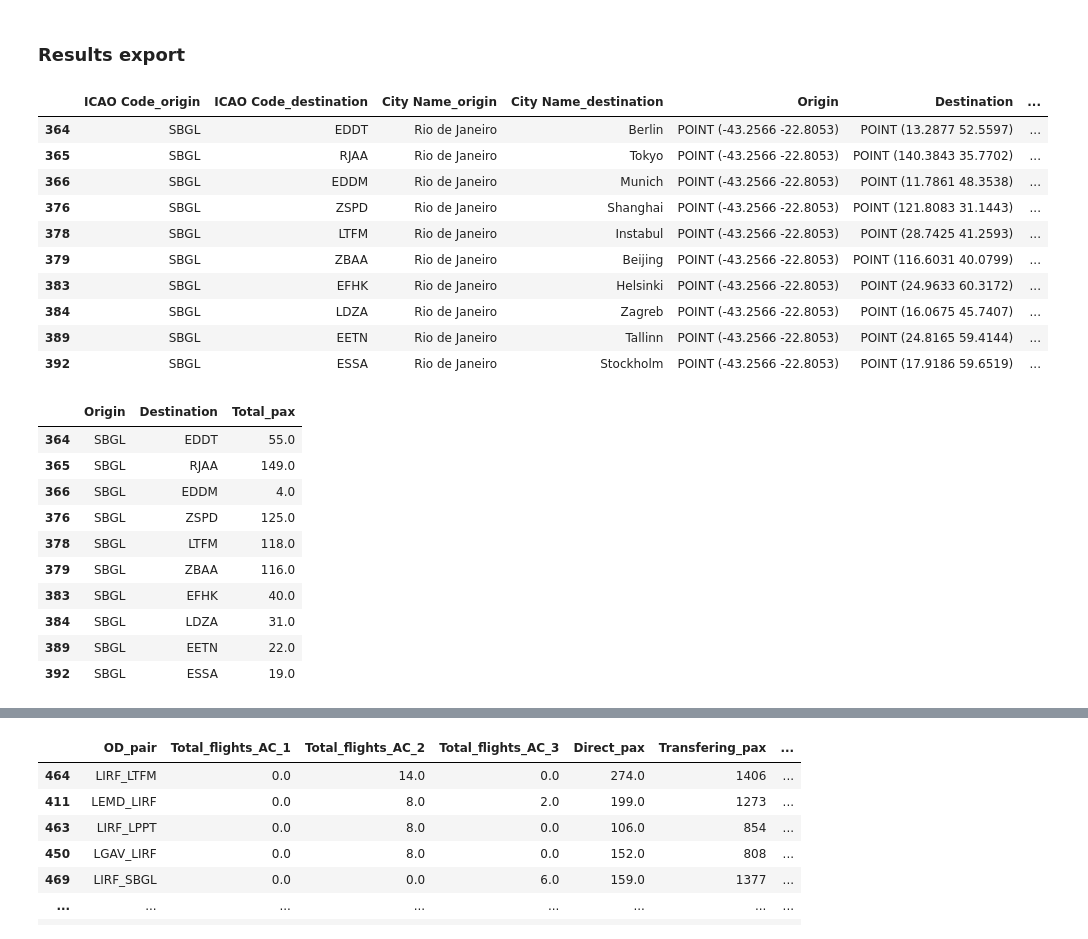
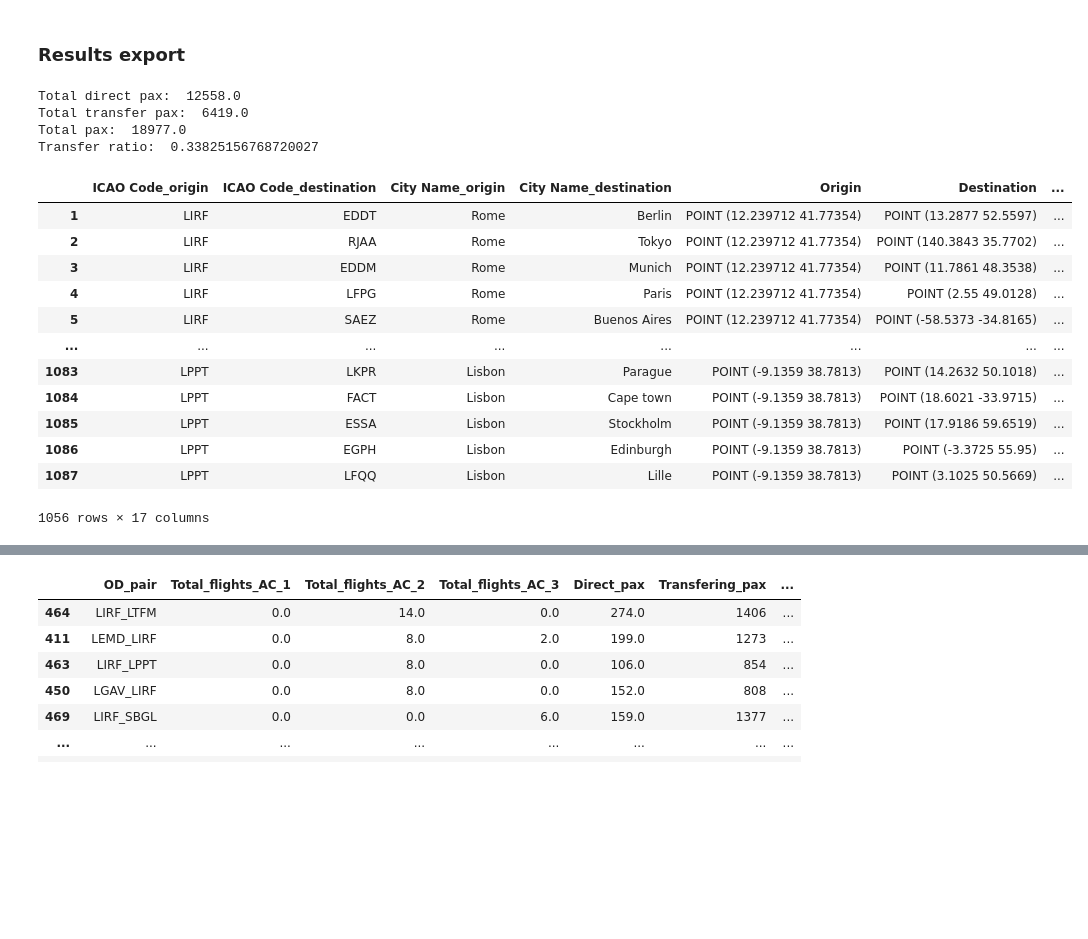
Before and after one commit to allanguzmanf/AE4426, a Jupyter notebook: Assignment/Assignment_P1.ipynb, the cells around one changed output, grey strips where cells are left out. Cells and saved outputs as stored; diff of their text form; code cells hidden in the pictures; blank space fills up the shorter version.

```diff
--- a/Assignment/Assignment_P1.ipynb
+++ b/Assignment/Assignment_P1.ipynb
@@ -211,7 +211,8 @@ z = m.addVars(aircraft_types, airport_list, airport_list, vtype=GRB.INTEGER, nam
 # y_k: number of aircraft of type k
 y = m.addVars(aircraft_types, vtype=GRB.INTEGER, name="y")
 # %%
-case_input = int(input("Case 1 or 2? "))
+# case_input = int(input("Case 1 or 2? "))
+case_input = 1
 # %%
 # Create objective function to maximize profit
 if case_input == 1:
@@ -440,12 +441,31 @@ for k in aircraft_types:
         'Aircraft Type': aircrafts[k]['AC_type'],
         'Total Costs (M€)': total_costs[k] / 1000000,
         'Number of Aircraft': y[k].x,
-        'Utilization (%)': total_flown_hours[k] / total_possible_hours[k] * 100,
+        #'Utilization (%)': total_flown_hours[k] / total_possible_hours[k] * 100,
         'Number of Flights': total_flights[k],
         'Total Seat km (M)': total_seat_km[k] / 1000000,
     })
 
 aircraft_metrics_df = pd.DataFrame(aircraft_metrics).set_index('Aircraft Type')
-print('Objective function value: %g' % m.objVal)
-aircraft_metrics_df
+print('Objective function value (M€): %0.2f' % (m.objVal / 1000000))
+
+# Calculate total revenue
+total_revenue = 0
+for i in airport_list:
+    for j in airport_list:
+        if i != j:
+            total_revenue += yield_matrix[i][j] * distance[i][j] * (x[i, j].x + 0.9 * w[i, j].x)
+print('Total revenue (M€):  %0.2f' % (total_revenue / 1000000))
+
+# Calculate total costs
+total_costs = 0
+for k in aircraft_types:
+    total_costs += aircrafts[k]['Lease_c'] * y[k].x
+    for i in airports:
+        for j in airports:
+            if i != j:
+                total_costs += Op_Cost[k][i][j] * z[k, i, j].x
+print('Total costs (M€): %0.2f' % (total_costs / 1000000))
+
+aircraft_metrics_df#.to_csv('aircraft_metrics.csv')
 # %% [output]
@@ -558,6 +575,20 @@ solution_x_long.columns = ['Origin', 'Destination', 'Total_pax']
 # # Export the solutions long dataframes to a csv file
 # solution_w_long.to_csv('P1_Solutions/solution_pax_transfers.csv')
 # solution_x_long.to_csv('P1_Solutions/solution_pax.csv')
+# %%
+total_direct_pax = solution_x_long['Total_pax'].sum()
+total_transfer_pax = solution_w_long['Total_pax'].sum()
+total_pax = total_direct_pax + total_transfer_pax
+transfer_ratio = total_transfer_pax / total_pax
+print('Total direct pax: ', total_direct_pax)
+print('Total transfer pax: ', total_transfer_pax)
+print('Total pax: ', total_pax)
+print('Transfer ratio: ', transfer_ratio)
+# %% [output]
+Total direct pax:  12558.0
+Total transfer pax:  6419.0
+Total pax:  18977.0
+Transfer ratio:  0.33825156768720027
 # %%
 # Create a OD dataframe for the airport pairs with origin and destination coordinates and total flights
 
@@ -612,33 +643,21 @@ results['Total flights'] = results['Total_flights_AC_1'] + results['Total_flight
 # Export the results dataframe to a csv file
 # results.to_csv('P1_Solutions/results.csv')
 # %%
-results[(results['ICAO Code_origin'] == 'SBGL') & (results['OD_transf_pax'] > 0)]
+results#[(results['ICAO Code_origin'] == 'SBGL') & (results['OD_transf_pax'] > 0)]
 # %% [output]
 |  | ICAO Code_origin | ICAO Code_destination | City Name_origin | City Name_destination | Origin | Destination | ... |
-| 364 | SBGL | EDDT | Rio de Janeiro | Berlin | POINT (-43.2566 -22.8053) | POINT (13.2877 52.5597) | ... |
-| 365 | SBGL | RJAA | Rio de Janeiro | Tokyo | POINT (-43.2566 -22.8053) | POINT (140.3843 35.7702) | ... |
-| 366 | SBGL | EDDM | Rio de Janeiro | Munich | POINT (-43.2566 -22.8053) | POINT (11.7861 48.3538) | ... |
-| 376 | SBGL | ZSPD | Rio de Janeiro | Shanghai | POINT (-43.2566 -22.8053) | POINT (121.8083 31.1443) | ... |
-| 378 | SBGL | LTFM | Rio de Janeiro | Instabul | POINT (-43.2566 -22.8053) | POINT (28.7425 41.2593) | ... |
-| 379 | SBGL | ZBAA | Rio de Janeiro | Beijing | POINT (-43.2566 -22.8053) | POINT (116.6031 40.0799) | ... |
-| 383 | SBGL | EFHK | Rio de Janeiro | Helsinki | POINT (-43.2566 -22.8053) | POINT (24.9633 60.3172) | ... |
-| 384 | SBGL | LDZA | Rio de Janeiro | Zagreb | POINT (-43.2566 -22.8053) | POINT (16.0675 45.7407) | ... |
-| 389 | SBGL | EETN | Rio de Janeiro | Tallinn | POINT (-43.2566 -22.8053) | POINT (24.8165 59.4144) | ... |
-| 392 | SBGL | ESSA | Rio de Janeiro | Stockholm | POINT (-43.2566 -22.8053) | POINT (17.9186 59.6519) | ... |
+| 1 | LIRF | EDDT | Rome | Berlin | POINT (12.239712 41.77354) | POINT (13.2877 52.5597) | ... |
+| 2 | LIRF | RJAA | Rome | Tokyo | POINT (12.239712 41.77354) | POINT (140.3843 35.7702) | ... |
+| 3 | LIRF | EDDM | Rome | Munich | POINT (12.239712 41.77354) | POINT (11.7861 48.3538) | ... |
+| 4 | LIRF | LFPG | Rome | Paris | POINT (12.239712 41.77354) | POINT (2.55 49.0128) | ... |
+| 5 | LIRF | SAEZ | Rome | Buenos Aires | POINT (12.239712 41.77354) | POINT (-58.5373 -34.8165) | ... |
+| ... | ... | ... | ... | ... | ... | ... | ... |
+| 1083 | LPPT | LKPR | Lisbon | Parague | POINT (-9.1359 38.7813) | POINT (14.2632 50.1018) | ... |
+| 1084 | LPPT | FACT | Lisbon | Cape town | POINT (-9.1359 38.7813) | POINT (18.6021 -33.9715) | ... |
+| 1085 | LPPT | ESSA | Lisbon | Stockholm | POINT (-9.1359 38.7813) | POINT (17.9186 59.6519) | ... |
+| 1086 | LPPT | EGPH | Lisbon | Edinburgh | POINT (-9.1359 38.7813) | POINT (-3.3725 55.95) | ... |
+| 1087 | LPPT | LFQQ | Lisbon | Lille | POINT (-9.1359 38.7813) | POINT (3.1025 50.5669) | ... |
+1056 rows × 17 columns
-# %%
-solution_w_long_filtered[solution_w_long_filtered['Origin'] == 'SBGL']
-# %% [output]
-|  | Origin | Destination | Total_pax |
-| 364 | SBGL | EDDT | 55.0 |
-| 365 | SBGL | RJAA | 149.0 |
-| 366 | SBGL | EDDM | 4.0 |
-| 376 | SBGL | ZSPD | 125.0 |
-| 378 | SBGL | LTFM | 118.0 |
-| 379 | SBGL | ZBAA | 116.0 |
-| 383 | SBGL | EFHK | 40.0 |
-| 384 | SBGL | LDZA | 31.0 |
-| 389 | SBGL | EETN | 22.0 |
-| 392 | SBGL | ESSA | 19.0 |
 # %%
 # Calculate the profit by OD pair using the results dataframe
 for i, row in results.iterrows():
```
Also changed, not shown: parts of 5 cells of this notebook, 6 other files.
